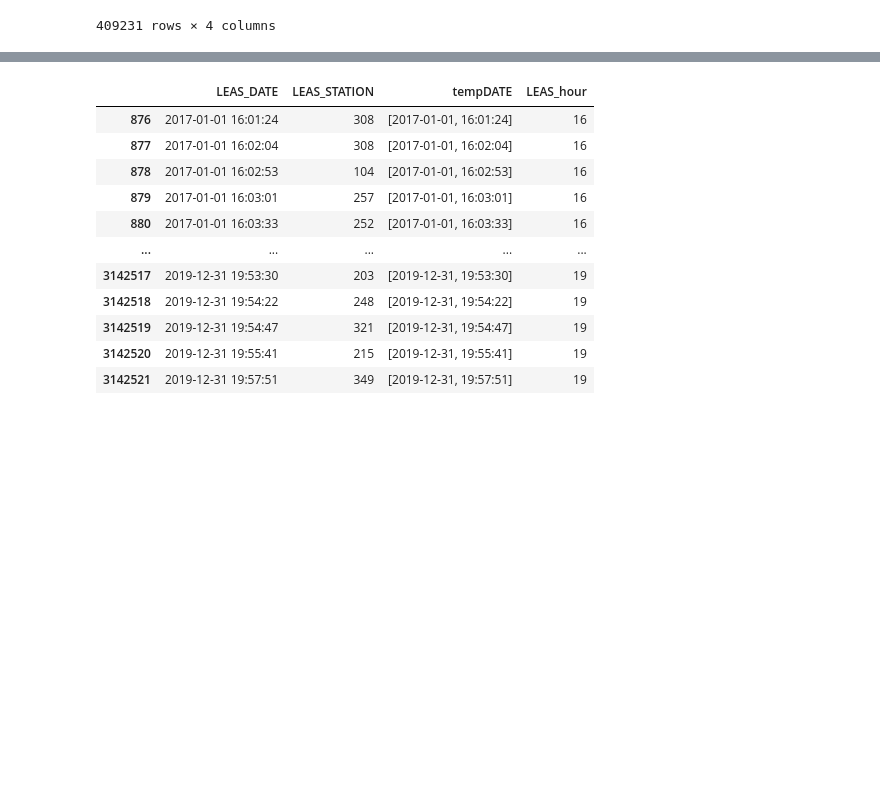
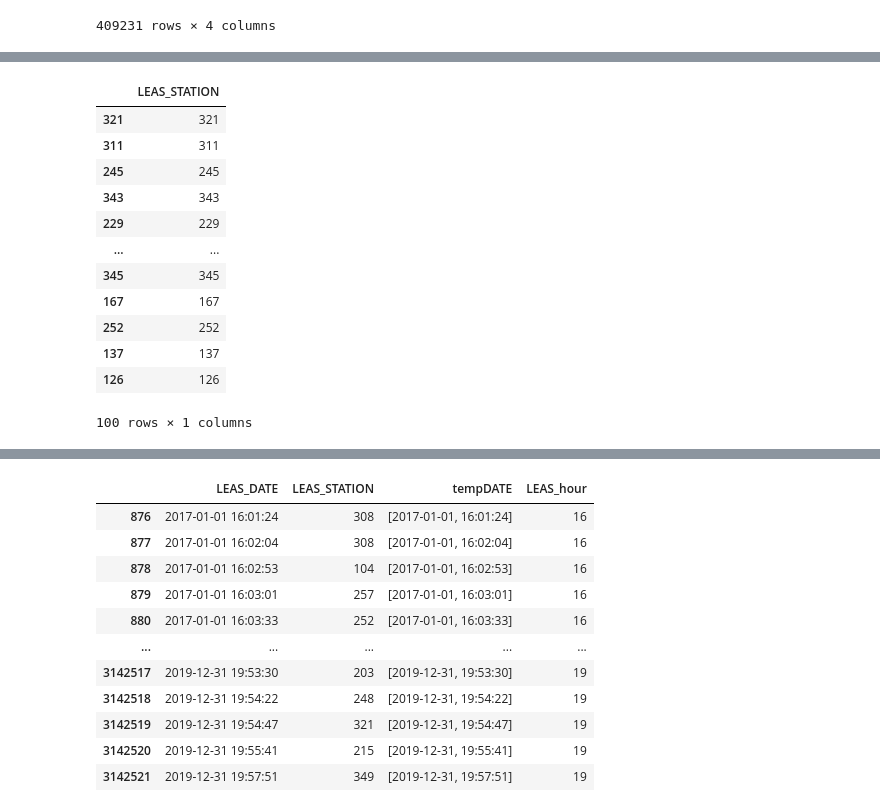
Before and after one commit to KIM-CHAEYOUNG/PROJECT_bike_station, a Jupyter notebook: 01_운영이력_출근_퇴근_점심시간_대여빈도.ipynb, the cells around one changed output, grey strips where cells are left out. Drawn from its saved outputs; the diff is of its cells as text; code cells hidden in the pictures; blank space fills up the shorter version.

```diff
--- a/01_운영이력_출근_퇴근_점심시간_대여빈도.ipynb
+++ b/01_운영이력_출근_퇴근_점심시간_대여빈도.ipynb
@@ -304,0 +341,18 @@ Name: LEAS_STATION, dtype: int64
+# %%
+#인덱스 재정렬
+hour_7to9_top100['LEAS_STATION'] = hour_7to9_top100.index
+hour_7to9_top100
+# %% [output]
+|  | LEAS_STATION |
+| 321 | 321 |
+| 311 | 311 |
+| 245 | 245 |
+| 343 | 343 |
+| 229 | 229 |
+| ... | ... |
+| 345 | 345 |
+| 167 | 167 |
+| 252 | 252 |
+| 137 | 137 |
+| 126 | 126 |
+100 rows × 1 columns
```
Also changed, not shown: parts of 19 cells of this notebook.
